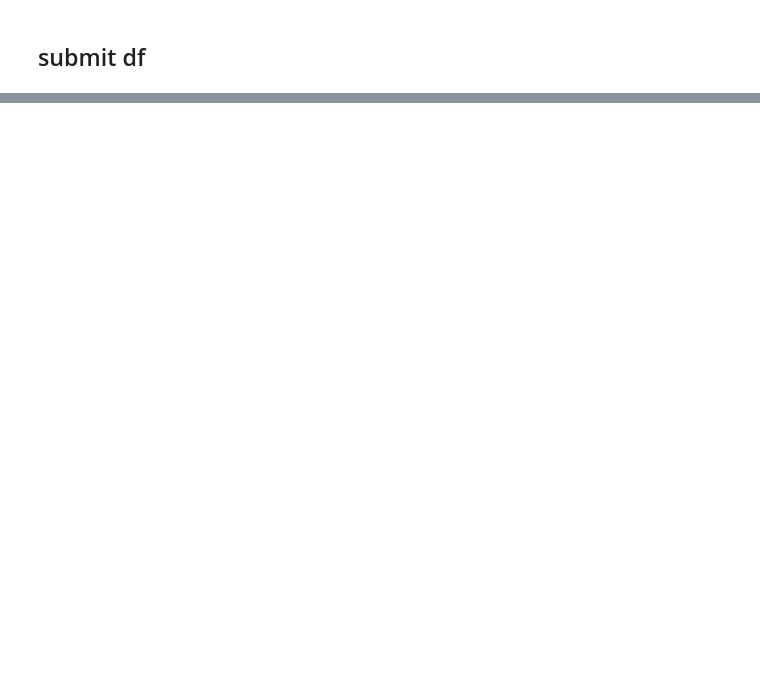
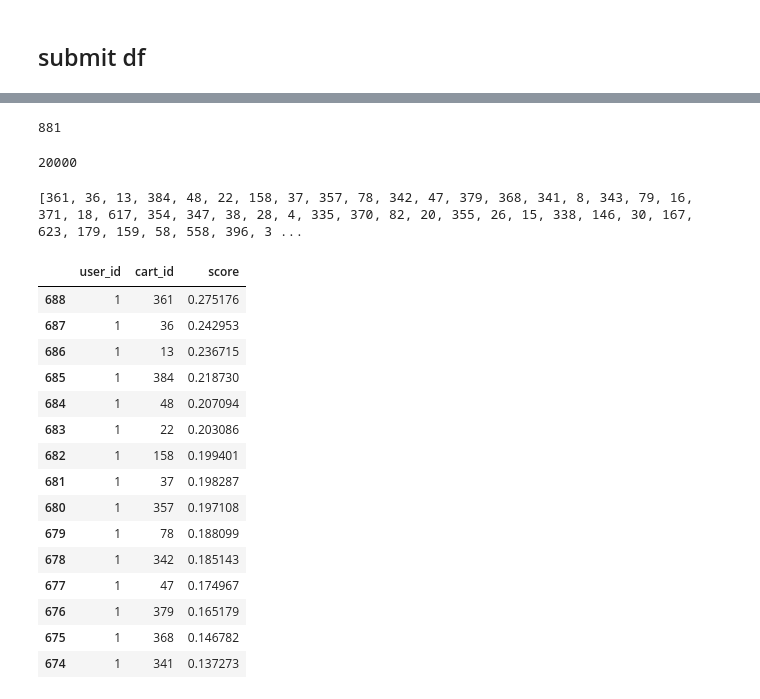
Before and after one commit to kaledinaoksana/SberMarketComp, a Jupyter notebook: main.ipynb, the cells around one changed output, grey strips where cells are left out. Drawn from its saved outputs; the diff is of its cells as text; code cells hidden in the pictures; blank space fills up the shorter version.

```diff
--- a/main.ipynb
+++ b/main.ipynb
@@ -270,0 +528,73 @@ df_test_results.head(30)
+# %%
+# Уникальные группы во всем тестовом датасете
+unique_carts_all_ds = raw_data.cart.unique()
+unique_carts_all_ds.shape[0]
+# %% [output]
+881
+# %%
+# Все юзеры во всем тестовом датасете
+unique_users_all_ds = raw_data.user_id.unique()
+unique_users_all_ds.shape[0]
+# %% [output]
+20000
+# %%
+users_ids = [1]
+# users_ids = unique_users_all_ds
+carts_ids = unique_carts_all_ds
+
+score_1_level = 0.6
+score_0_level = 0.1
+score_err_level = 0.01
+
+k = unique_carts_all_ds.shape[0]
+
+df_test_results_1 = pd.DataFrame(columns=['user_id','cart_id','score'])
+
+def concat_to_df(df, userid, cartid, score):
+    df=pd.concat([pd.DataFrame([
+                    {
+                        'user_id': userid,
+                        'cart_id': cartid,
+                        'score': score
+                    }]),
+                    df],ignore_index=True)
+    return df
+
+for userid in users_ids:
+    # print(userid)
+
+    ids, scores = calculate_recommendations_for_user(userid, model, k)
+    ids = ids.tolist()
+    recs_for_user = pd.DataFrame({'score': scores}, index=ids)
+
+    print(ids)
+    # print(recs_for_user)
+
+    for cartid in ids:
+        if cartid != 0:
+            # print(cartid)
+            score = recs_for_user.loc[cartid,'score']
+            # print(score)
+
+            df_test_results_1=concat_to_df(df_test_results_1, userid, cartid, score)
+
+
+df_test_results_1.sort_values(by='score', ascending=False).head(15)
+# %% [output]
+[361, 36, 13, 384, 48, 22, 158, 37, 357, 78, 342, 47, 379, 368, 341, 8, 343, 79, 16, 371, 18, 617, 354, 347, 38, 28, 4, 335, 370, 82, 20, 355, 26, 15, 338, 146, 30, 167, 623, 179, 159, 58, 558, 396, 3 ...
+|  | user_id | cart_id | score |
+| 688 | 1 | 361 | 0.275176 |
+| 687 | 1 | 36 | 0.242953 |
+| 686 | 1 | 13 | 0.236715 |
+| 685 | 1 | 384 | 0.218730 |
+| 684 | 1 | 48 | 0.207094 |
+| 683 | 1 | 22 | 0.203086 |
+| 682 | 1 | 158 | 0.199401 |
+| 681 | 1 | 37 | 0.198287 |
+| 680 | 1 | 357 | 0.197108 |
+| 679 | 1 | 78 | 0.188099 |
+| 678 | 1 | 342 | 0.185143 |
+| 677 | 1 | 47 | 0.174967 |
+| 676 | 1 | 379 | 0.165179 |
+| 675 | 1 | 368 | 0.146782 |
+| 674 | 1 | 341 | 0.137273 |
```
Also changed, not shown: parts of 35 cells of this notebook.
